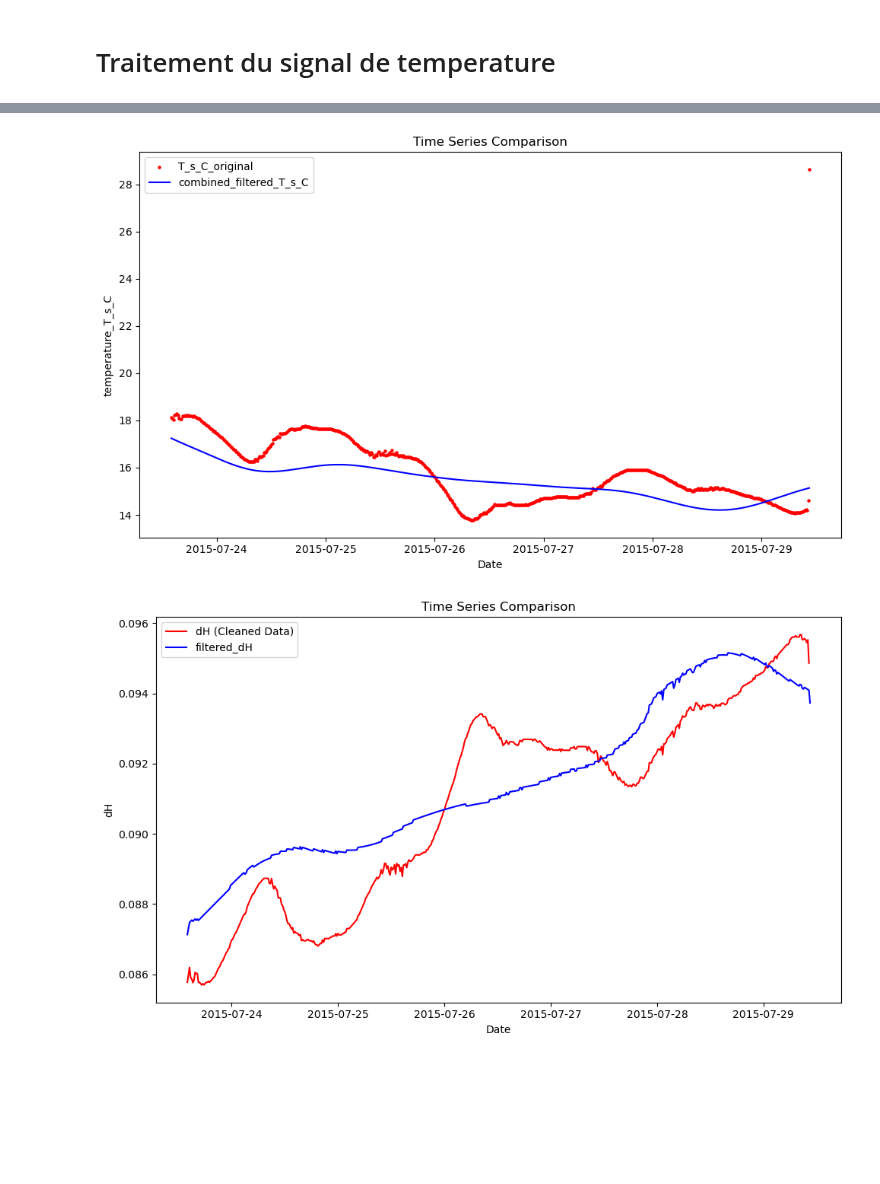
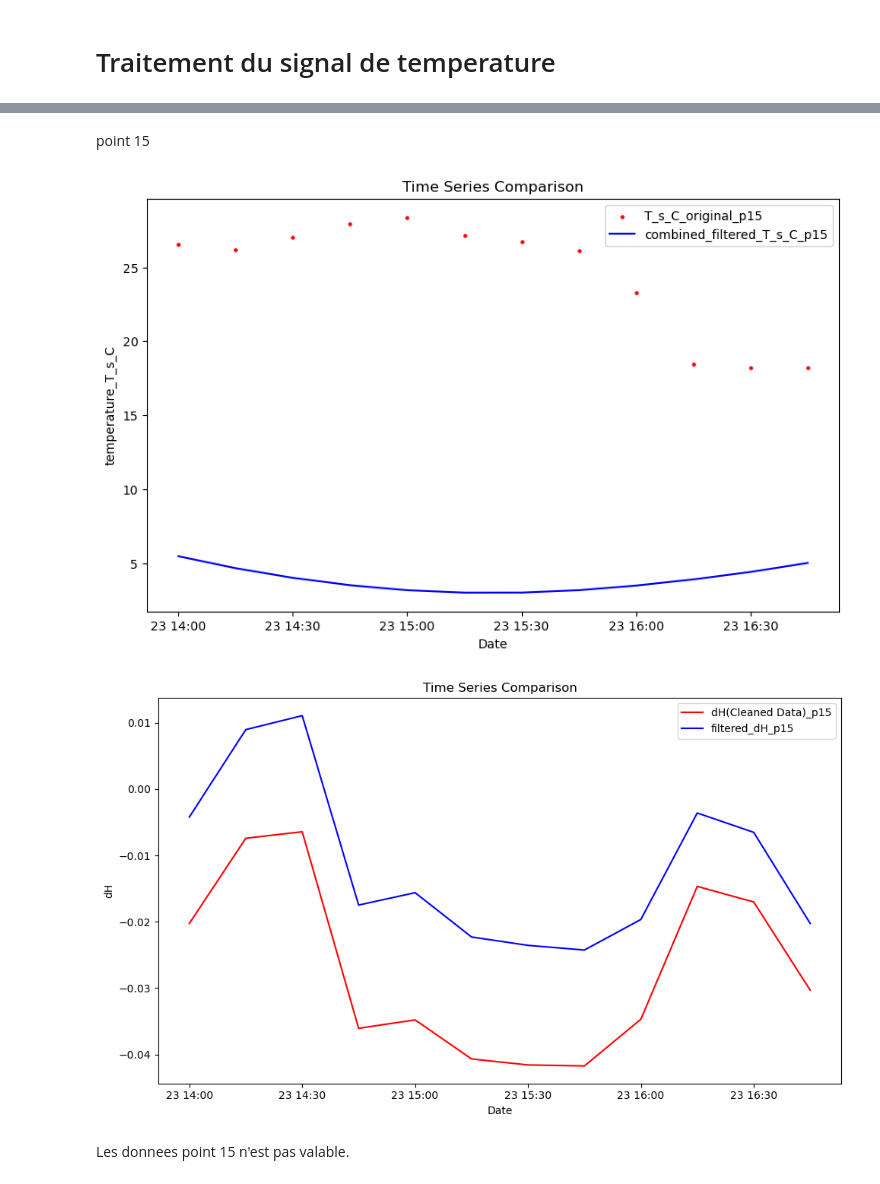
Before and after one commit to Lauredesorgues/MOLONARI_projet_3-, a Jupyter notebook: traitement_data_molonari_12-10_Francisco.ipynb, the cells around one changed output, grey strips where cells are left out. Cells and saved outputs as stored; diff of their text form; code cells hidden in the pictures; blank space fills up the shorter version.

```diff
--- a/traitement_data_molonari_12-10_Francisco.ipynb
+++ b/traitement_data_molonari_12-10_Francisco.ipynb
@@ -319,55 +455,71 @@ plt.show()
+# %% [markdown]
+point 15
 # %%
 # Combination of two-way-filtered signal with weight fonction
+
+T_s_C = data[2]['pression2'][['temperature_stream','dates']]
+
+data_to_filter = T_s_C['temperature_stream']
+
+order = 1
+cutoff_freq = 2*(15/60/72)
+b, a = signal.butter(order, cutoff_freq, 'lowpass')
+
+forward_filtered_signal = signal.lfilter(b, a, data_to_filter)
+
+reversed_signal = data_to_filter[::-1]
+backward_filtered_signal = signal.lfilter(b, a, reversed_signal)
+backward_filtered_signal = backward_filtered_signal[::-1]
 
 L = len(data_to_filter)
 weight = np.zeros(L)
 combined_filtered_signal = np.zeros(L)
 
 a = 1.0 / L
 for i in range(L):
     weight[i] = i * a
 
 for i in range(L):
     combined_filtered_signal[i] = forward_filtered_signal[i] * weight[i] + backward_filtered_signal[i] * (1-weight[i])
 
 combined_filtered_T_s_C = pd.DataFrame({'combined_filtered_temperature_stream': combined_filtered_signal, 'dates': T_s_C['dates']})
+
 fig, ax = plt.subplots(figsize=(10, 6))
-ax.scatter(T_s_C["dates"], T_s_C["temperature_stream"], color="red", label="T_s_C_original", s=5)
-ax.plot(combined_filtered_T_s_C["dates"], combined_filtered_T_s_C["combined_filtered_temperature_stream"], color="blue", label="combined_filtered_T_s_C")
+ax.scatter(T_s_C["dates"], T_s_C["temperature_stream"], color="red", label="T_s_C_original_p15", s=5)
+ax.plot(combined_filtered_T_s_C["dates"], combined_filtered_T_s_C["combined_filtered_temperature_stream"], color="blue", label="combined_filtered_T_s_C_p15")
 ax.set_xlabel("Date")
 ax.set_ylabel("temperature_T_s_C")
 ax.set_title("Time Series Comparison")
 ax.legend()
 
+
+# Regenerate dH with the filtered temperature
+
+filtered_dH = pd.DataFrame()
+
+k0 = float(data[2]['intercept'])
+k1 = float(data[2]['dU/dH'])
+k2 = float(data[2]['dU/dT'])
+
+U = data[2]['pression']['tension'].astype(float)
+T = combined_filtered_T_s_C["combined_filtered_temperature_stream"].astype(float)
+
+# filtered_dH['filtered_dH'] = (1 / k1) * (U - k0)
+filtered_dH['filtered_dH'] = (1 / k1) * (U - k0 - k2 * T)
+filtered_dH['dates'] = T_s_C['dates']
+
+fig, ax = plt.subplots(figsize=(10, 6))
+ax.plot(data[2]['pression2']["dates"], data[2]['pression2']["dH"], color="red", label="dH(Cleaned Data)_p15")
+ax.plot(filtered_dH["dates"], filtered_dH["filtered_dH"], color="blue", label="filtered_dH_p15")
+ax.set_xlabel("Date")
+ax.set_ylabel("dH")
+ax.set_title("Time Series Comparison")
+ax.legend()
+
 plt.tight_layout()
 plt.show()
 # %% [output]
-[figure, old version]
+[figure, new version]
+[figure, added]
-# %%
-# Regenerate dH with the filtered temperature
-filtered_dH = pd.DataFrame()
-
-k0 = float(data[2]['intercept'])
-k1 = float(data[2]['dU/dH'])
-k2 = float(data[2]['dU/dT'])
-
-U = data[2]['pression']['tension'].astype(float)
-T = combined_filtered_T_s_C["combined_filtered_temperature_stream"].astype(float)
-#point['pression']['dH'] = (1 / k1) * (U - k0 - k2 * T)
-
-# filtered_dH['filtered_dH'] = (1 / k1) * (capteur_riviere['tension_V'].astype(float) - k0 ）
-filtered_dH['filtered_dH'] = (1 / k1) * (U - k0 - k2 * T)
-filtered_dH['dates'] = T_s_C['dates']
-
-fig, ax = plt.subplots(figsize=(10, 6))
-ax.plot(data[2]['pression2']["dates"], data[2]['pression2']["dH"], color="red", label="dH (Cleaned Data)")
-ax.plot(filtered_dH["dates"], filtered_dH["filtered_dH"], color="blue", label="filtered_dH")
-ax.set_xlabel("Date")
-ax.set_ylabel("dH")
-ax.set_title("Time Series Comparison")
-ax.legend()
-
-plt.tight_layout()
-plt.show()
-# %% [output]
-[figure, removed]
+# %% [markdown]
+Les donnees point 15 n'est pas valable.
```
Also changed, not shown: parts of 16 cells of this notebook, 2 other files.
